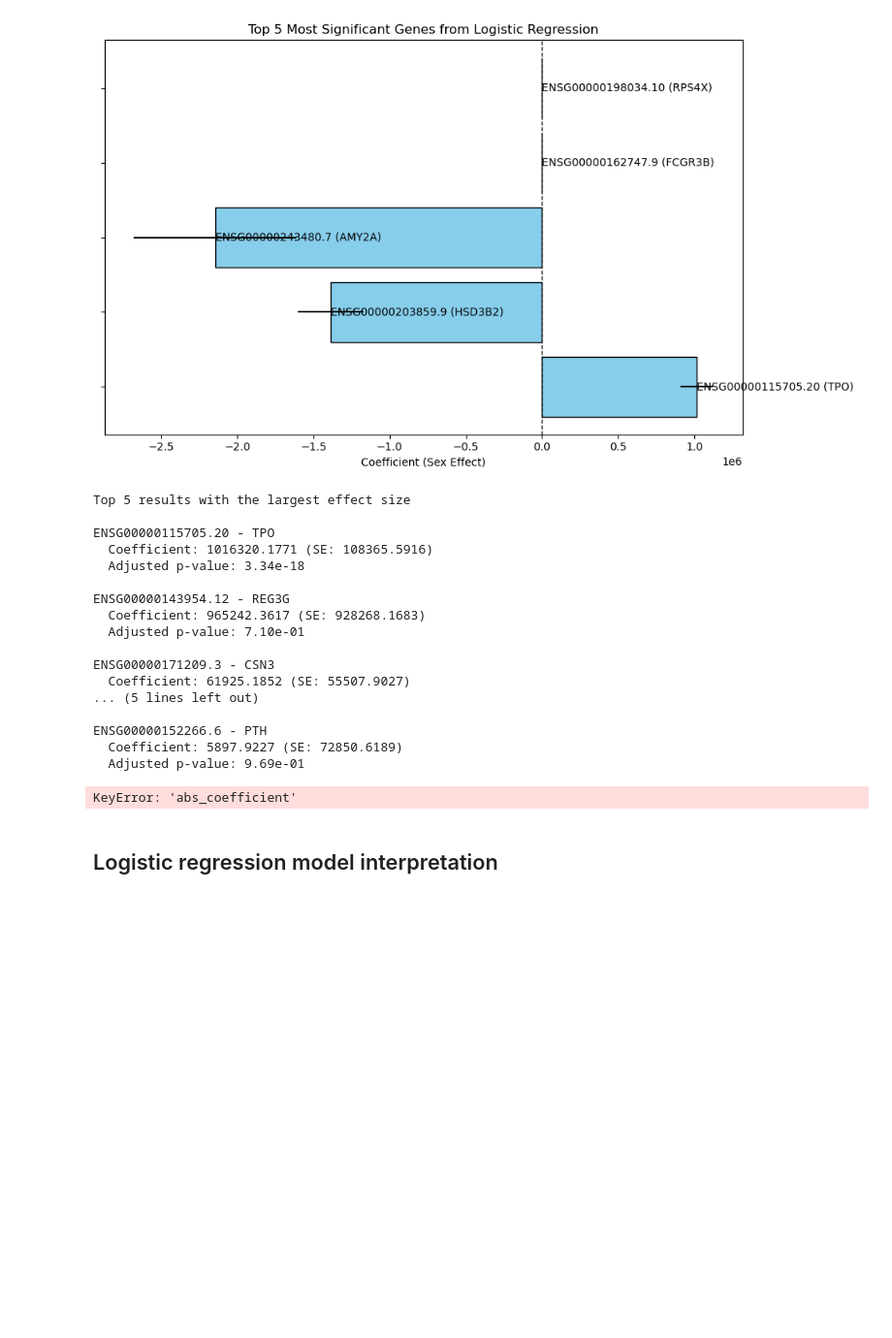
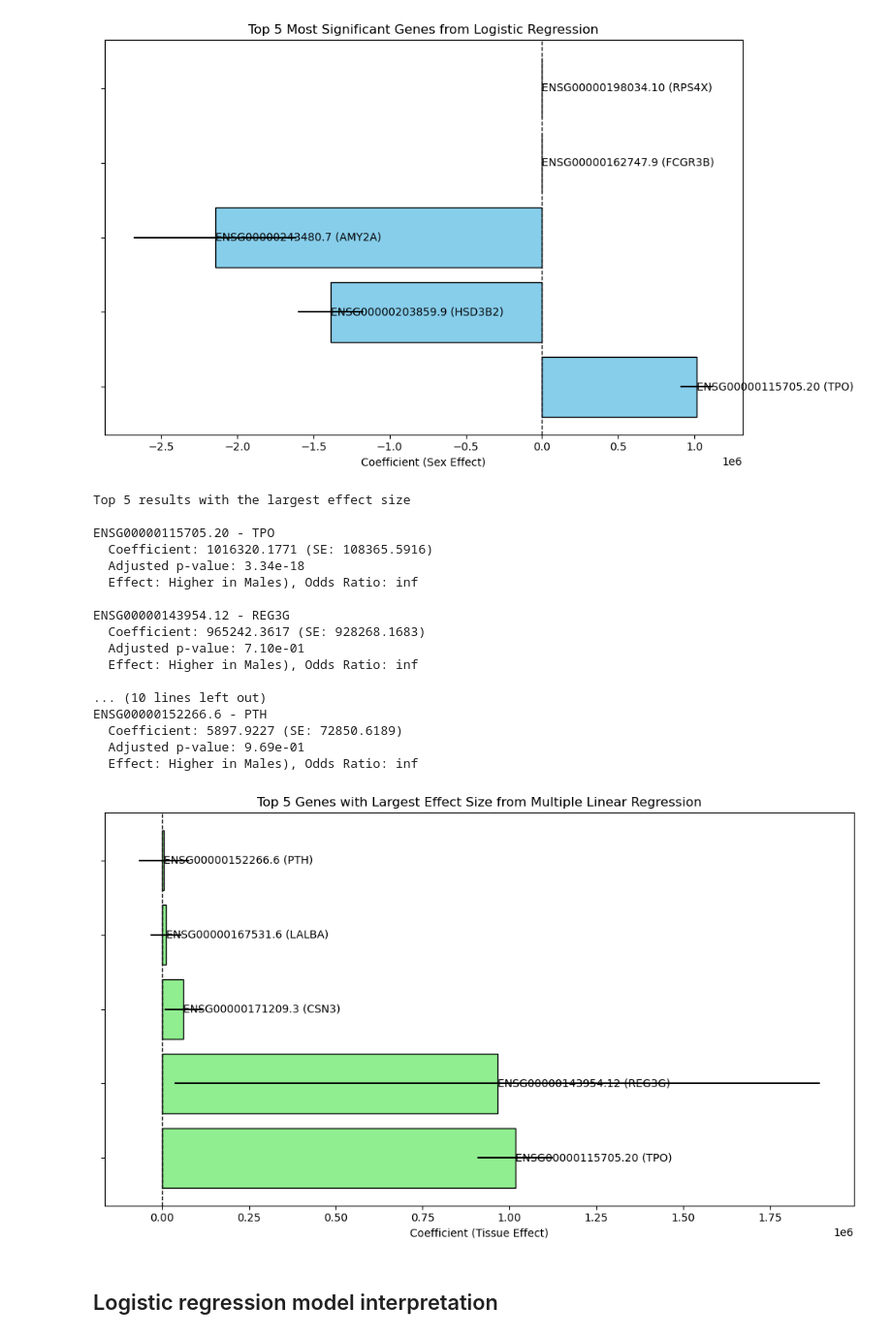
Before and after one commit to emilyekstrum/cu-cpbs-7602, a Jupyter notebook: assignment02/assignment02_notebook.ipynb, the cells around one changed output. Shown at 97% size. Cells and saved outputs as stored; diff of their text form; code cells hidden in the pictures; blank space fills up the shorter version.

Commit message:
all plots correct

```diff
--- a/assignment02/assignment02_notebook.ipynb
+++ b/assignment02/assignment02_notebook.ipynb
@@ -483,39 +483,39 @@ for _, row in logistic_results_df.nlargest(5, 'tmp_coefficient').iterrows():
     print(f"\n{row['gene_name']} - {row['gene_description']}")
     print(f"  Coefficient: {row['tmp_coefficient']:.4f} (SE: {row['tmp_std_error']:.4f})")
     print(f"  Adjusted p-value: {row['tmp_p_value_adjusted']:.2e}")
-    #print(f"  Effect: {direction}"), Odds Ratio: {row['odds_ratio']:.4f}")
+    print(f"  Effect: {direction}), Odds Ratio: {row['odds_ratio']:.4e}")
 # %% [output]
 Top 5 results with the largest effect size
 
 ENSG00000115705.20 - TPO
   Coefficient: 1016320.1771 (SE: 108365.5916)
   Adjusted p-value: 3.34e-18
+  Effect: Higher in Males), Odds Ratio: inf
 
 ENSG00000143954.12 - REG3G
   Coefficient: 965242.3617 (SE: 928268.1683)
   Adjusted p-value: 7.10e-01
+  Effect: Higher in Males), Odds Ratio: inf
 
-ENSG00000171209.3 - CSN3
-  Coefficient: 61925.1852 (SE: 55507.9027)
-... (5 lines left out)
-
+... (10 lines left out)
 ENSG00000152266.6 - PTH
   Coefficient: 5897.9227 (SE: 72850.6189)
   Adjusted p-value: 9.69e-01
+  Effect: Higher in Males), Odds Ratio: inf
 # %%
 # plot results of the top 5 genes with the largest effect size
-top_5_effect_size = logistic_results_df.nlargest(5, 'abs_coefficient')
+top_5_effect_size = logistic_results_df.nlargest(5, 'tmp_coefficient')
 plt.figure(figsize=(10, 6))
 for i, (_, row) in enumerate(top_5_effect_size.iterrows()):
-    plt.barh(i, row['coefficient'], xerr=row['std_error'], color='lightgreen', edgecolor='black')
-    plt.text(row['coefficient'], i, f"{row['gene_name']} ({row['gene_description']})", va='center', fontsize=10)
+    plt.barh(i, row['tmp_coefficient'], xerr=row['tmp_std_error'], color='lightgreen', edgecolor='black')
+    plt.text(row['tmp_coefficient'], i, f"{row['gene_name']} ({row['gene_description']})", va='center', fontsize=10)
 plt.axvline(0, color='black', linestyle='--', linewidth=1)
 plt.yticks(range(len(top_5_effect_size)), [])
 plt.xlabel('Coefficient (Tissue Effect)')
 plt.title('Top 5 Genes with Largest Effect Size from Multiple Linear Regression')
 plt.tight_layout()
 plt.show()
 # %% [output]
-KeyError: 'abs_coefficient'
+[figure, added]
 # %% [markdown]
 ## Logistic regression model interpretation
```
Also changed, not shown: parts of 1 cell of this notebook.
